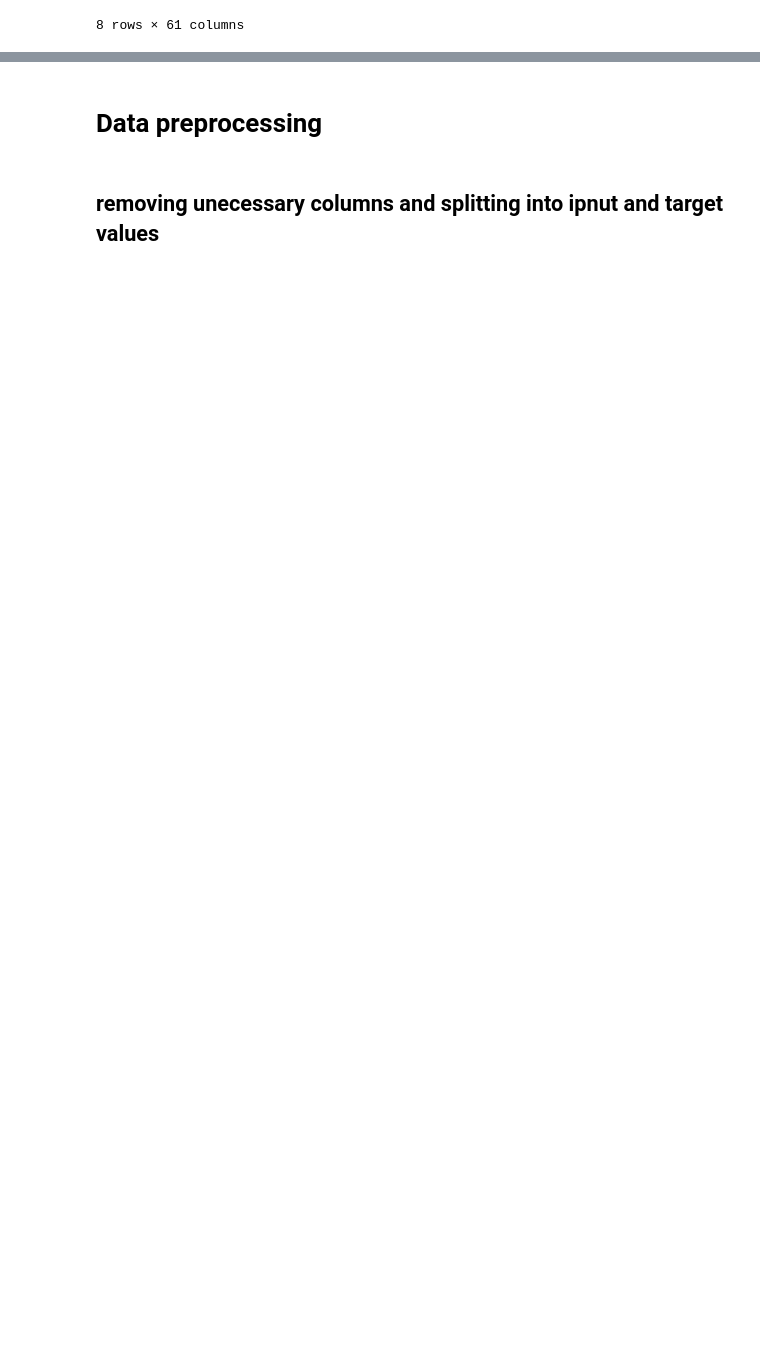
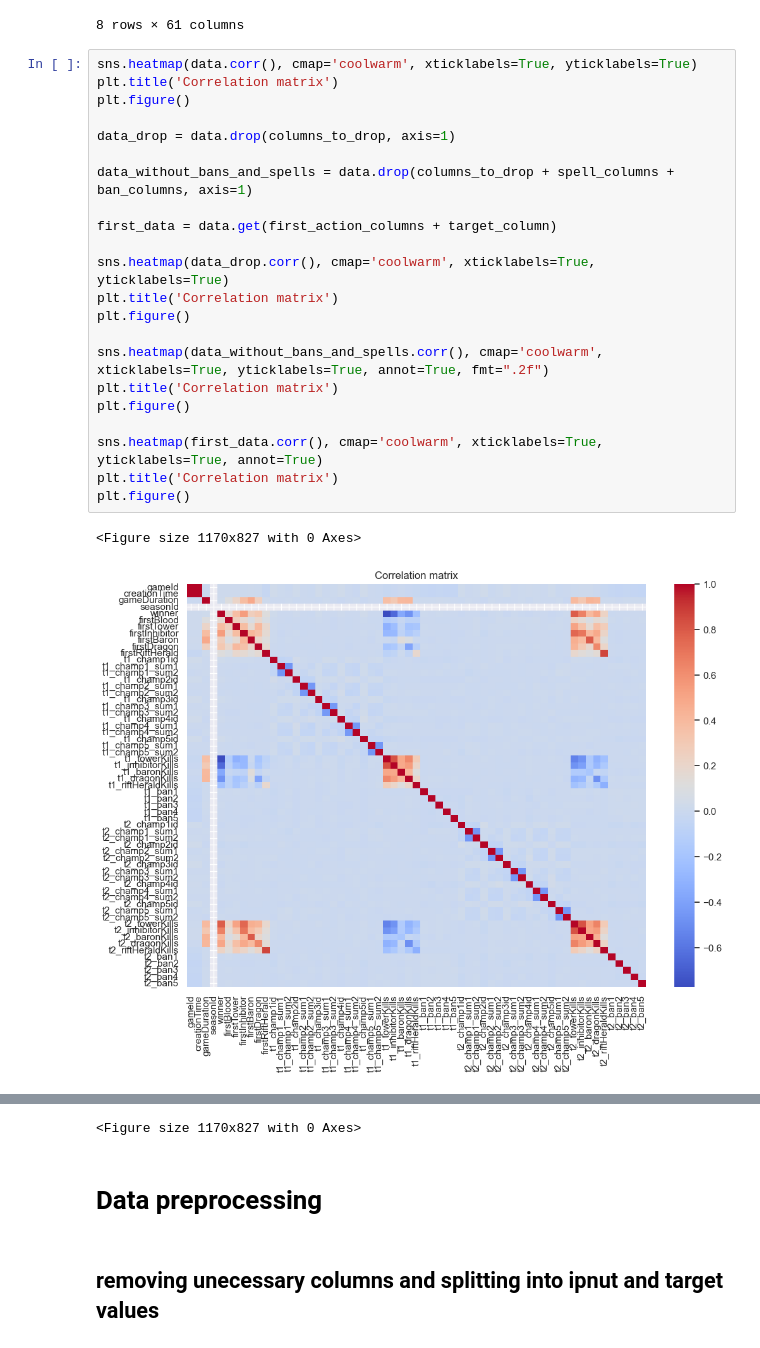
Before and after one commit to goldor8/APU-ML, a Jupyter notebook: main.ipynb, the cells around one changed output, grey strips where cells are left out. Drawn from its saved outputs; the diff is of its cells as text; blank space fills up the shorter version.

```diff
--- a/main.ipynb
+++ b/main.ipynb
@@ -48,3 +81,28 @@ Length: 61, dtype: int64
 | 75% | 3.327099e+09 | 1.504352e+12 | 2148.00 | 9.0 | 2.00 | 2.00 | 2.00 | 2.00 | ... |
 | max | 3.331833e+09 | 1.504707e+12 | 4728.00 | 9.0 | 2.00 | 2.00 | 2.00 | 2.00 | ... |
 8 rows × 61 columns
+# %%
+sns.heatmap(data.corr(), cmap='coolwarm', xticklabels=True, yticklabels=True)
+plt.title('Correlation matrix')
+plt.figure()
+
+data_drop = data.drop(columns_to_drop, axis=1)
+
+data_without_bans_and_spells = data.drop(columns_to_drop + spell_columns + ban_columns, axis=1)
+
+first_data = data.get(first_action_columns + target_column)
+
+sns.heatmap(data_drop.corr(), cmap='coolwarm', xticklabels=True, yticklabels=True)
+plt.title('Correlation matrix')
+plt.figure()
+
+sns.heatmap(data_without_bans_and_spells.corr(), cmap='coolwarm', xticklabels=True, yticklabels=True, annot=True, fmt=".2f")
+plt.title('Correlation matrix')
+plt.figure()
+
+sns.heatmap(first_data.corr(), cmap='coolwarm', xticklabels=True, yticklabels=True, annot=True)
+plt.title('Correlation matrix')
+plt.figure()
+# %% [output]
+<Figure size 1170x827 with 0 Axes>
+[figure, added]
@@ -51,3 +112,4 @@ Length: 61, dtype: int64
+<Figure size 1170x827 with 0 Axes>
 # %% [markdown]
 # Data preprocessing
 # %% [markdown]
```
Also changed, not shown: parts of 17 cells of this notebook.
